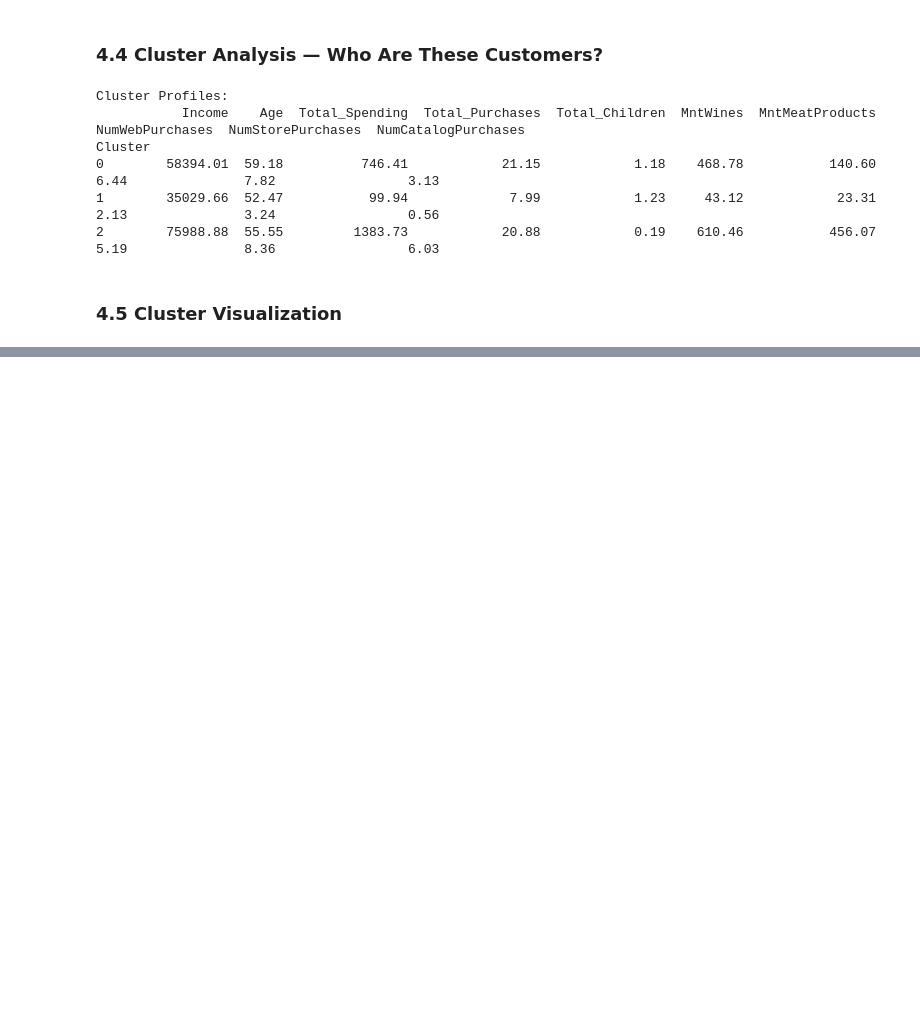
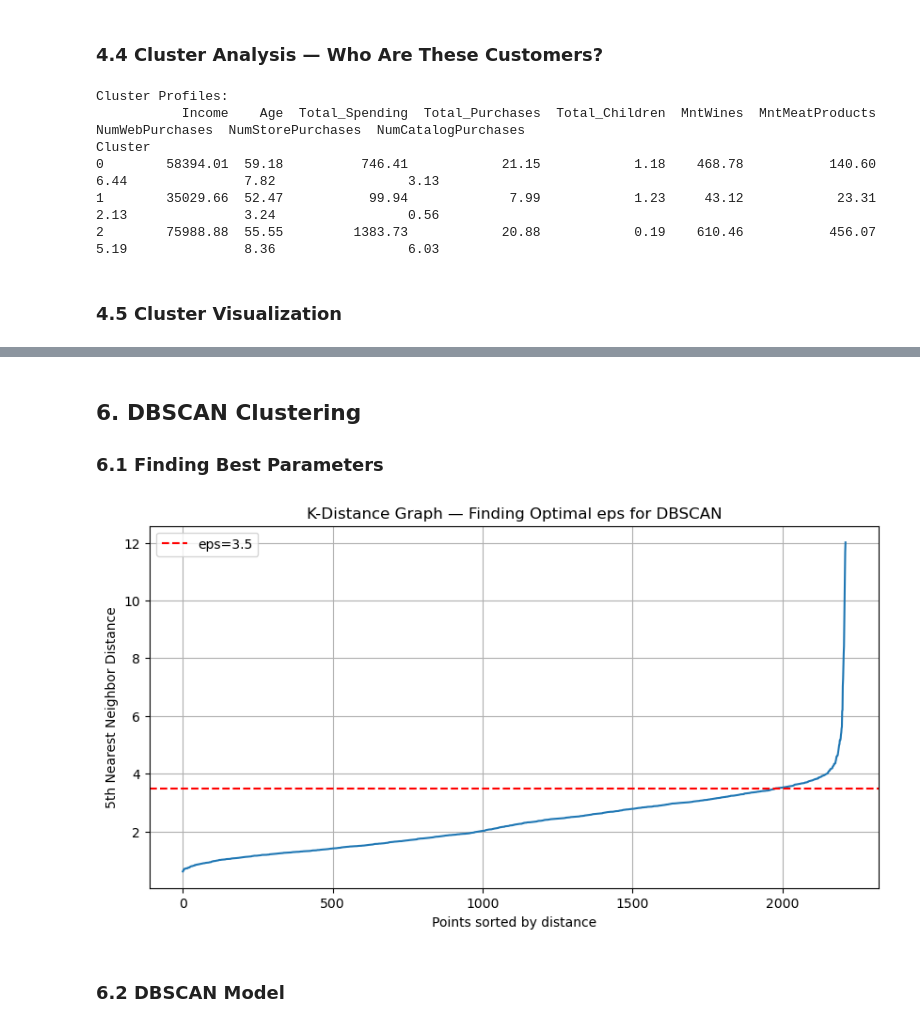
Before and after one commit to Adnan9-63/300-Days-of-AI-ML, a Jupyter notebook: Unsupervised Learning/Minor_Project_2_SmartCart/SmartCart_Clustering.ipynb, the cells around one changed output, grey strips where cells are left out. Drawn from its saved outputs; the diff is of its cells as text; code cells hidden in the pictures; blank space fills up the shorter version.

```diff
--- a/Unsupervised Learning/Minor_Project_2_SmartCart/SmartCart_Clustering.ipynb
+++ b/Unsupervised Learning/Minor_Project_2_SmartCart/SmartCart_Clustering.ipynb
@@ -479,0 +540,29 @@ plt.show()
+# %% [markdown]
+## 6. DBSCAN Clustering
+### 6.1 Finding Best Parameters
+# %%
+from sklearn.cluster import DBSCAN
+from sklearn.neighbors import NearestNeighbors
+import numpy as np
+
+# Find optimal eps using K-distance graph
+neighbors = NearestNeighbors(n_neighbors=5)
+neighbors.fit(df_scaled)
+distances, indices = neighbors.kneighbors(df_scaled)
+
+distances = np.sort(distances[:, 4], axis=0)
+
+plt.figure(figsize=(10, 5))
+plt.plot(distances)
+plt.title('K-Distance Graph — Finding Optimal eps for DBSCAN')
+plt.xlabel('Points sorted by distance')
+plt.ylabel('5th Nearest Neighbor Distance')
+plt.axhline(y=3.5, color='red', linestyle='--', label='eps=3.5')
+plt.legend()
+plt.grid(True)
+plt.savefig('outputs/plots/dbscan_kdistance.png')
+plt.show()
+# %% [output]
+[figure, added]
+# %% [markdown]
+### 6.2 DBSCAN Model
```
Also changed, not shown: parts of 7 cells of this notebook, 2 other files.
